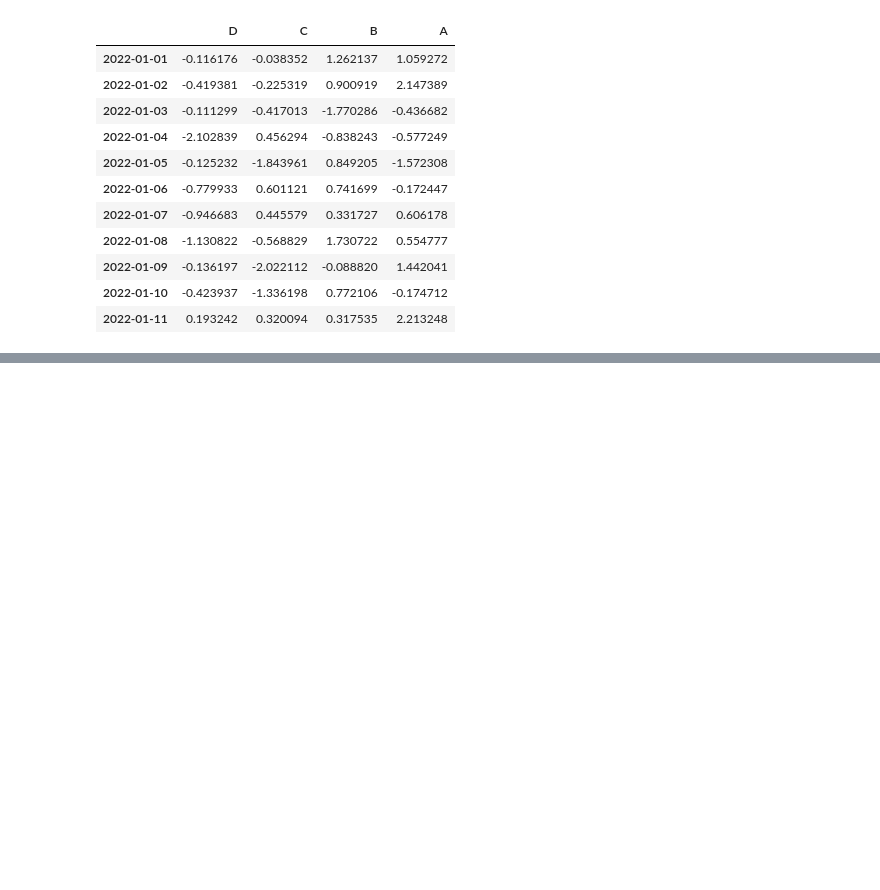
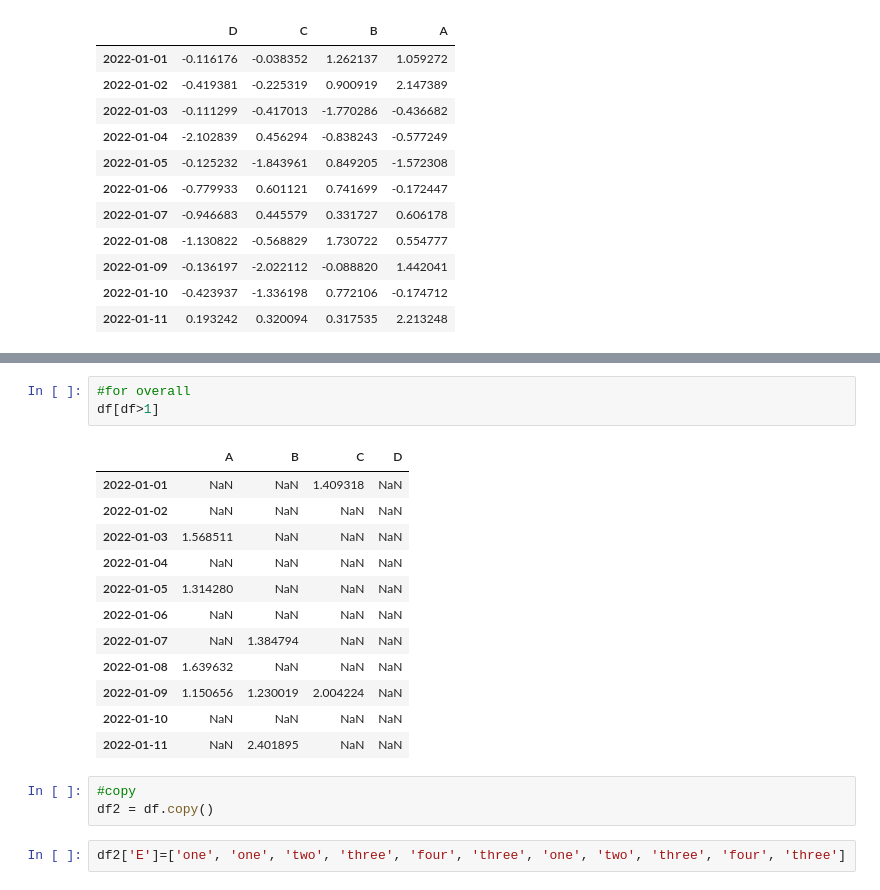
Before and after one commit to chemicoder/pandas, a Jupyter notebook: pandas.ipynb, the cells around one changed output, grey strips where cells are left out. Saved outputs shown, nothing was run; the diff lists cells and outputs as text; blank space fills up the shorter version.

```diff
--- a/pandas.ipynb
+++ b/pandas.ipynb
@@ -141,0 +270,21 @@ df.sort_index(axis=1, ascending=False)
+# %%
+#for overall
+df[df>1]
+# %% [output]
+|  | A | B | C | D |
+| 2022-01-01 | NaN | NaN | 1.409318 | NaN |
+| 2022-01-02 | NaN | NaN | NaN | NaN |
+| 2022-01-03 | 1.568511 | NaN | NaN | NaN |
+| 2022-01-04 | NaN | NaN | NaN | NaN |
+| 2022-01-05 | 1.314280 | NaN | NaN | NaN |
+| 2022-01-06 | NaN | NaN | NaN | NaN |
+| 2022-01-07 | NaN | 1.384794 | NaN | NaN |
+| 2022-01-08 | 1.639632 | NaN | NaN | NaN |
+| 2022-01-09 | 1.150656 | 1.230019 | 2.004224 | NaN |
+| 2022-01-10 | NaN | NaN | NaN | NaN |
+| 2022-01-11 | NaN | 2.401895 | NaN | NaN |
+# %%
+#copy
+df2 = df.copy()
+# %%
+df2['E']=['one', 'one', 'two', 'three', 'four', 'three', 'one', 'two', 'three', 'four', 'three']
```
Also changed, not shown: parts of 16 cells of this notebook, 1 other file.
